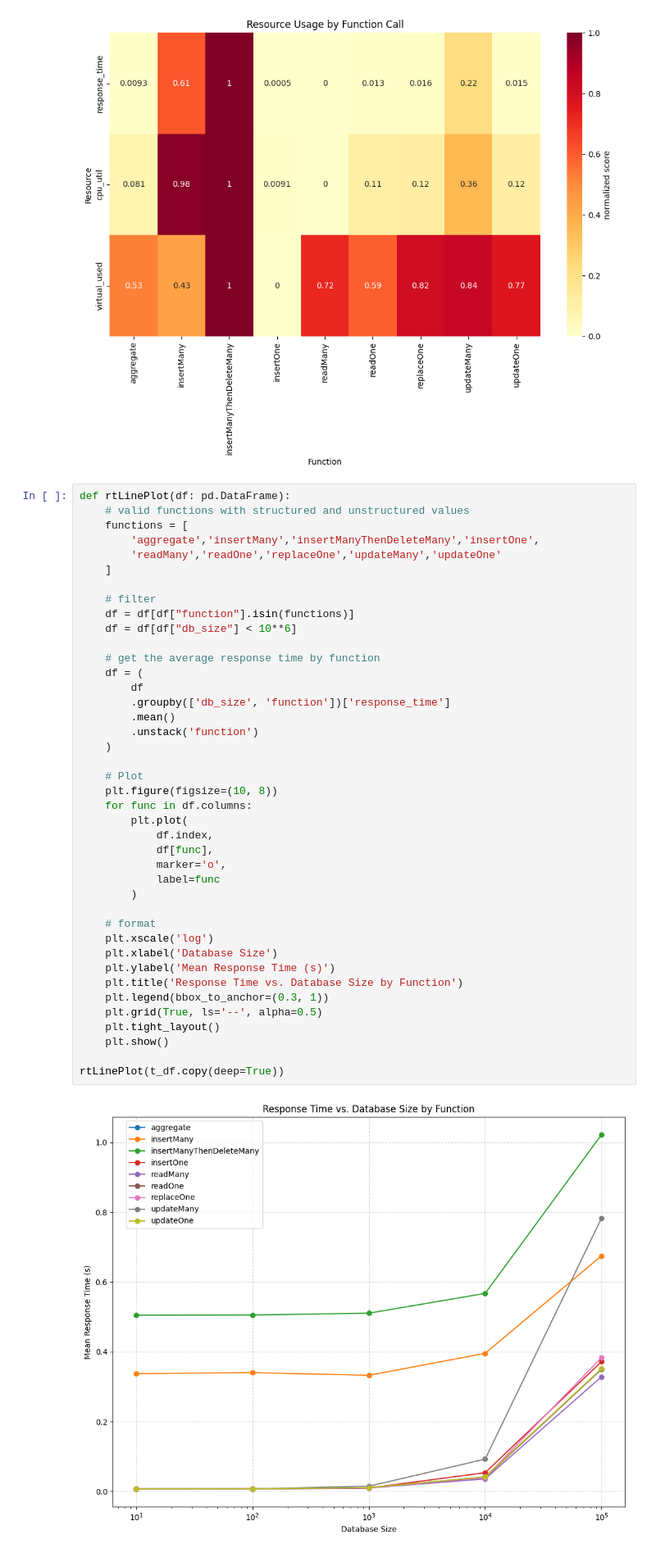
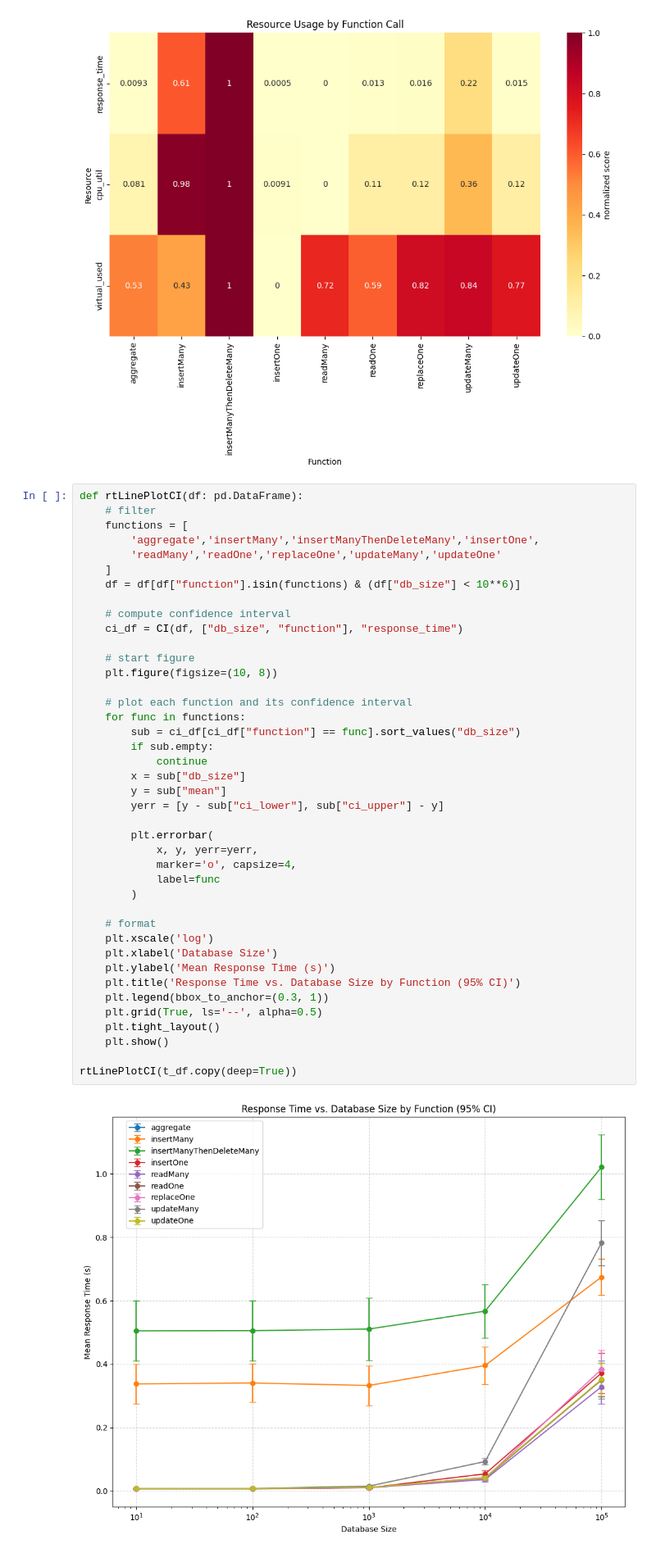
Before and after one commit to AhmadJanjua/MongoPerformance, a Jupyter notebook: src/analysis.ipynb, the cells around one changed output. Shown at 82% size. Cells and saved outputs as stored; diff of their text form.

```diff
--- a/src/analysis.ipynb
+++ b/src/analysis.ipynb
@@ -782,46 +778,46 @@ usageHeatMap(t_df.copy(deep=True))
 # %% [output]
 [figure]
 # %%
-def rtLinePlot(df: pd.DataFrame):
-    # valid functions with structured and unstructured values
+def rtLinePlotCI(df: pd.DataFrame):
+    # filter
     functions = [
         'aggregate','insertMany','insertManyThenDeleteMany','insertOne',
         'readMany','readOne','replaceOne','updateMany','updateOne'
     ]
+    df = df[df["function"].isin(functions) & (df["db_size"] < 10**6)]
 
-    # filter
-    df = df[df["function"].isin(functions)]
-    df = df[df["db_size"] < 10**6]
+    # compute confidence interval
+    ci_df = CI(df, ["db_size", "function"], "response_time")
 
-    # get the average response time by function
-    df = (
-        df
-        .groupby(['db_size', 'function'])['response_time']
-        .mean()
-        .unstack('function')
-    )
+    # start figure
+    plt.figure(figsize=(10, 8))
 
-    # Plot
-    plt.figure(figsize=(10, 8))
-    for func in df.columns:
-        plt.plot(
-            df.index,
-            df[func],
-            marker='o',
+    # plot each function and its confidence interval
+    for func in functions:
+        sub = ci_df[ci_df["function"] == func].sort_values("db_size")
+        if sub.empty:
+            continue
+        x = sub["db_size"]
+        y = sub["mean"]
+        yerr = [y - sub["ci_lower"], sub["ci_upper"] - y]
+
+        plt.errorbar(
+            x, y, yerr=yerr,
+            marker='o', capsize=4,
             label=func
         )
 
     # format
     plt.xscale('log')
     plt.xlabel('Database Size')
     plt.ylabel('Mean Response Time (s)')
-    plt.title('Response Time vs. Database Size by Function')
+    plt.title('Response Time vs. Database Size by Function (95% CI)')
     plt.legend(bbox_to_anchor=(0.3, 1))
     plt.grid(True, ls='--', alpha=0.5)
     plt.tight_layout()
     plt.show()
 
-rtLinePlot(t_df.copy(deep=True))
+rtLinePlotCI(t_df.copy(deep=True))
 # %% [output]
-[figure, old version]
+[figure, new version]
 # %%
```
Also changed, not shown: parts of 3 cells of this notebook.
